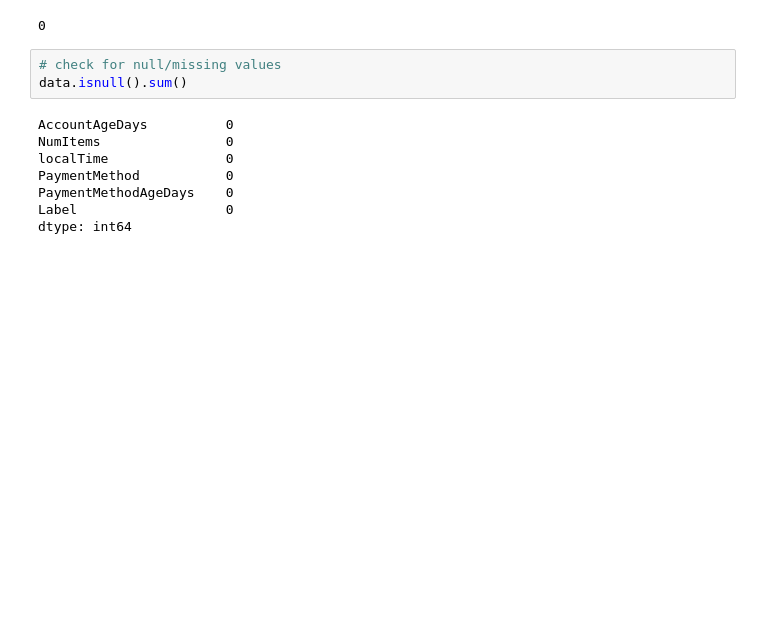
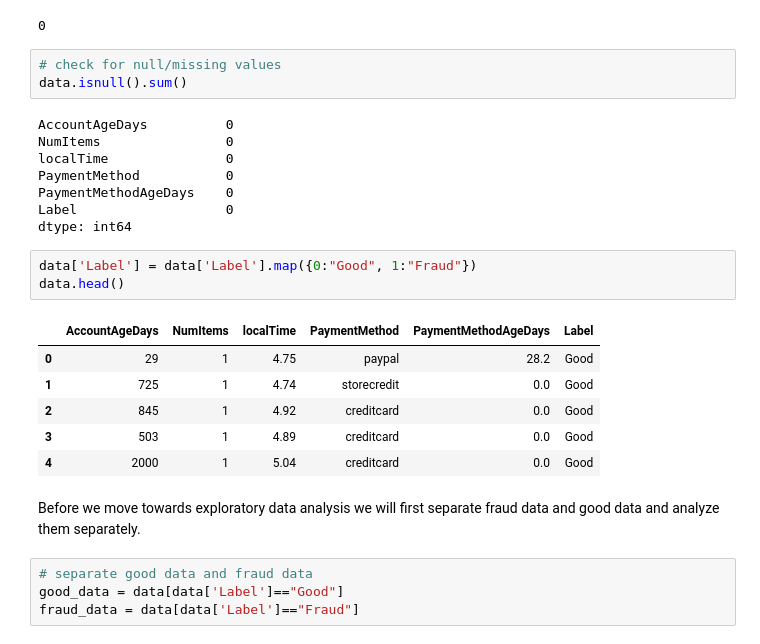
Before and after one commit to Akshay-Paunikar/Payment_Fraud_Detection, a Jupyter notebook: notebook/payment_fraud_detection_EDA.ipynb, the cells around one changed output. Saved outputs shown, nothing was run; the diff lists cells and outputs as text; blank space fills up the shorter version.

```diff
--- a/notebook/payment_fraud_detection_EDA.ipynb
+++ b/notebook/payment_fraud_detection_EDA.ipynb
@@ -96,3 +97,19 @@ PaymentMethod           0
 PaymentMethodAgeDays    0
 Label                   0
 dtype: int64
+# %%
+data['Label'] = data['Label'].map({0:"Good", 1:"Fraud"})
+data.head()
+# %% [output]
+|  | AccountAgeDays | NumItems | localTime | PaymentMethod | PaymentMethodAgeDays | Label |
+| 0 | 29 | 1 | 4.75 | paypal | 28.2 | Good |
+| 1 | 725 | 1 | 4.74 | storecredit | 0.0 | Good |
+| 2 | 845 | 1 | 4.92 | creditcard | 0.0 | Good |
+| 3 | 503 | 1 | 4.89 | creditcard | 0.0 | Good |
+| 4 | 2000 | 1 | 5.04 | creditcard | 0.0 | Good |
+# %% [markdown]
+Before we move towards exploratory data analysis we will first separate fraud data and good data and analyze them separately.
+# %%
+# separate good data and fraud data
+good_data = data[data['Label']=="Good"]
+fraud_data = data[data['Label']=="Fraud"]
```
Also changed, not shown: parts of 9 cells of this notebook, 6 other files.
